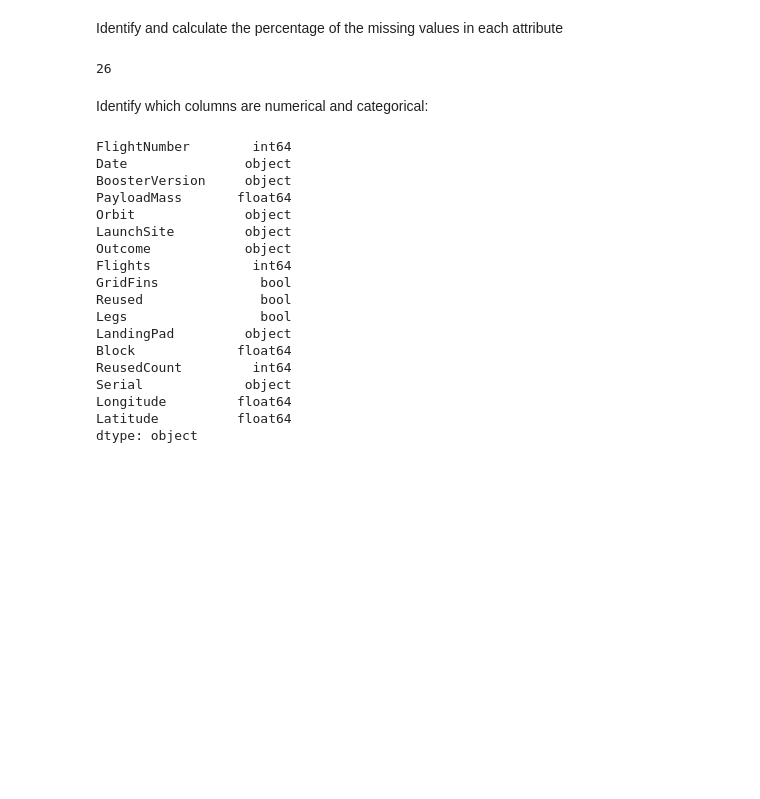
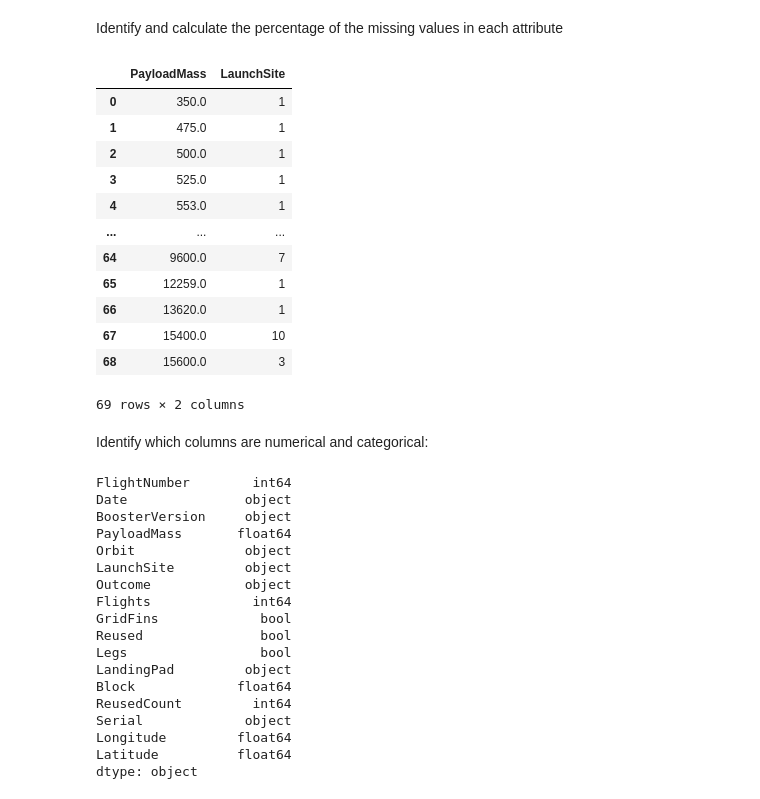
Before and after one commit to mayukudore/SpaceX_Success, a Jupyter notebook: labs-jupyter-spacex-Data wrangling.ipynb, the cells around one changed output. Cells and saved outputs as stored; diff of their text form; code cells hidden in the pictures; blank space fills up the shorter version.

```diff
--- a/labs-jupyter-spacex-Data wrangling.ipynb
+++ b/labs-jupyter-spacex-Data wrangling.ipynb
@@ -65,9 +65,27 @@ Identify and calculate the percentage of the missing values in each attribute
 # %%
 df.isnull().sum()/df.count()*100
 df['LandingPad'].isnull().sum()
 df['PayloadMass'].max()
+
+small_df = df[['PayloadMass','LaunchSite']].copy()
+small_df['PayloadMass'] = np.floor(small_df['PayloadMass'])
+small_df
+work_data = small_df.groupby('PayloadMass',as_index=False).count()
+work_data
 # %% [output]
+|  | PayloadMass | LaunchSite |
+| 0 | 350.0 | 1 |
+| 1 | 475.0 | 1 |
+| 2 | 500.0 | 1 |
+| 3 | 525.0 | 1 |
+| 4 | 553.0 | 1 |
+| ... | ... | ... |
+| 64 | 9600.0 | 7 |
+| 65 | 12259.0 | 1 |
+| 66 | 13620.0 | 1 |
+| 67 | 15400.0 | 10 |
+| 68 | 15600.0 | 3 |
-26
+69 rows × 2 columns
 # %% [markdown]
 Identify which columns are numerical and categorical:
 # %%
```
Also changed, not shown: parts of 4 cells of this notebook, 2 other files.
